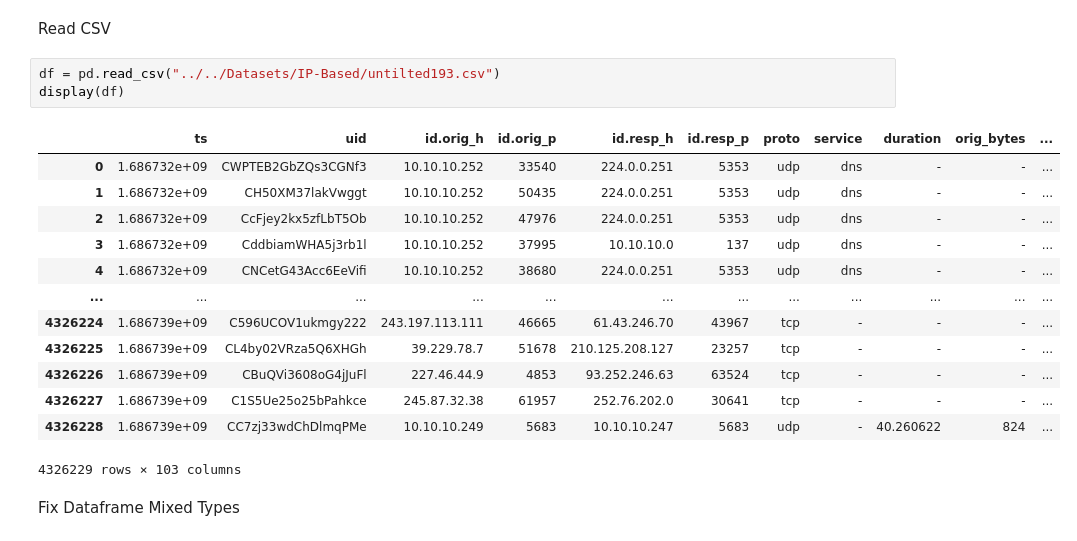
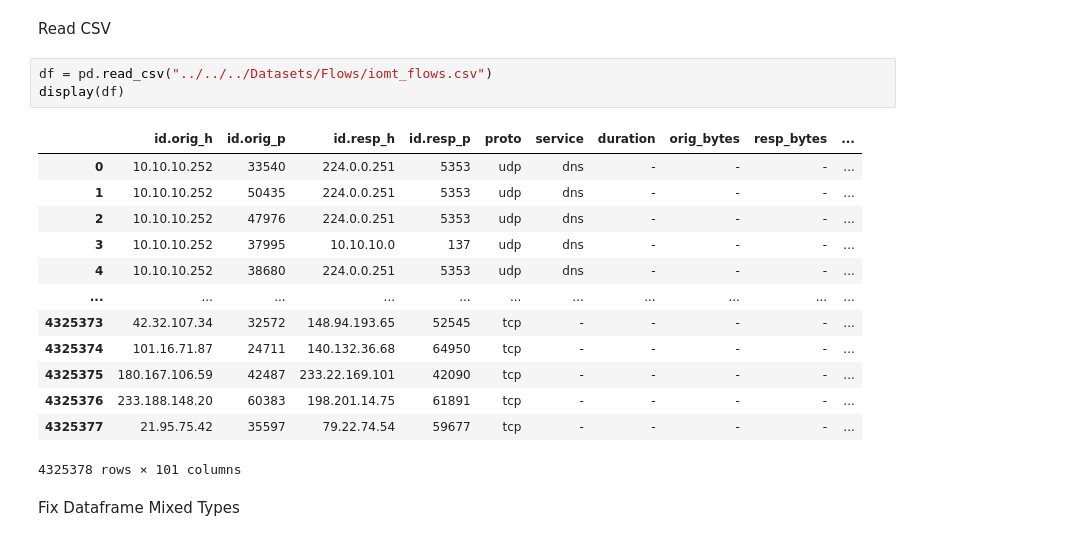
Before and after one commit to ivoafonsobispo/IoMT-AI-IDS, a Jupyter notebook: DNN/Flows/Binary/IoMT_23_DNN_Binary.ipynb, the cells around one changed output. Saved outputs shown, nothing was run; the diff lists cells and outputs as text.

```diff
--- a/DNN/Binary/IoMT_23_DNN.ipynb
+++ b/DNN/Flows/Binary/IoMT_23_DNN_Binary.ipynb
@@ -39,22 +39,22 @@ pd.set_option('display.max_columns', None)
 # %% [markdown]
 Read CSV
 # %%
-df = pd.read_csv("../../Datasets/IP-Based/untilted193.csv")
+df = pd.read_csv("../../../Datasets/Flows/iomt_flows.csv")
 display(df)
 # %% [output]
-|  | ts | uid | id.orig_h | id.orig_p | id.resp_h | id.resp_p | proto | service | duration | orig_bytes | ... |
-| 0 | 1.686732e+09 | CWPTEB2GbZQs3CGNf3 | 10.10.10.252 | 33540 | 224.0.0.251 | 5353 | udp | dns | - | - | ... |
-| 1 | 1.686732e+09 | CH50XM37lakVwggt | 10.10.10.252 | 50435 | 224.0.0.251 | 5353 | udp | dns | - | - | ... |
-| 2 | 1.686732e+09 | CcFjey2kx5zfLbT5Ob | 10.10.10.252 | 47976 | 224.0.0.251 | 5353 | udp | dns | - | - | ... |
-| 3 | 1.686732e+09 | CddbiamWHA5j3rb1l | 10.10.10.252 | 37995 | 10.10.10.0 | 137 | udp | dns | - | - | ... |
-| 4 | 1.686732e+09 | CNCetG43Acc6EeVifi | 10.10.10.252 | 38680 | 224.0.0.251 | 5353 | udp | dns | - | - | ... |
-| ... | ... | ... | ... | ... | ... | ... | ... | ... | ... | ... | ... |
-| 4326224 | 1.686739e+09 | C596UCOV1ukmgy222 | 243.197.113.111 | 46665 | 61.43.246.70 | 43967 | tcp | - | - | - | ... |
-| 4326225 | 1.686739e+09 | CL4by02VRza5Q6XHGh | 39.229.78.7 | 51678 | 210.125.208.127 | 23257 | tcp | - | - | - | ... |
-| 4326226 | 1.686739e+09 | CBuQVi3608oG4jJuFl | 227.46.44.9 | 4853 | 93.252.246.63 | 63524 | tcp | - | - | - | ... |
-| 4326227 | 1.686739e+09 | C1S5Ue25o25bPahkce | 245.87.32.38 | 61957 | 252.76.202.0 | 30641 | tcp | - | - | - | ... |
-| 4326228 | 1.686739e+09 | CC7zj33wdChDlmqPMe | 10.10.10.249 | 5683 | 10.10.10.247 | 5683 | udp | - | 40.260622 | 824 | ... |
+|  | id.orig_h | id.orig_p | id.resp_h | id.resp_p | proto | service | duration | orig_bytes | resp_bytes | ... |
+| 0 | 10.10.10.252 | 33540 | 224.0.0.251 | 5353 | udp | dns | - | - | - | ... |
+| 1 | 10.10.10.252 | 50435 | 224.0.0.251 | 5353 | udp | dns | - | - | - | ... |
+| 2 | 10.10.10.252 | 47976 | 224.0.0.251 | 5353 | udp | dns | - | - | - | ... |
+| 3 | 10.10.10.252 | 37995 | 10.10.10.0 | 137 | udp | dns | - | - | - | ... |
+| 4 | 10.10.10.252 | 38680 | 224.0.0.251 | 5353 | udp | dns | - | - | - | ... |
+| ... | ... | ... | ... | ... | ... | ... | ... | ... | ... | ... |
+| 4325373 | 42.32.107.34 | 32572 | 148.94.193.65 | 52545 | tcp | - | - | - | - | ... |
+| 4325374 | 101.16.71.87 | 24711 | 140.132.36.68 | 64950 | tcp | - | - | - | - | ... |
+| 4325375 | 180.167.106.59 | 42487 | 233.22.169.101 | 42090 | tcp | - | - | - | - | ... |
+| 4325376 | 233.188.148.20 | 60383 | 198.201.14.75 | 61891 | tcp | - | - | - | - | ... |
+| 4325377 | 21.95.75.42 | 35597 | 79.22.74.54 | 59677 | tcp | - | - | - | - | ... |
-4326229 rows × 103 columns
+4325378 rows × 101 columns
 # %% [markdown]
 Fix Dataframe Mixed Types
 # %%
```
Also changed, not shown: parts of 5 cells of this notebook, 1 other file.
